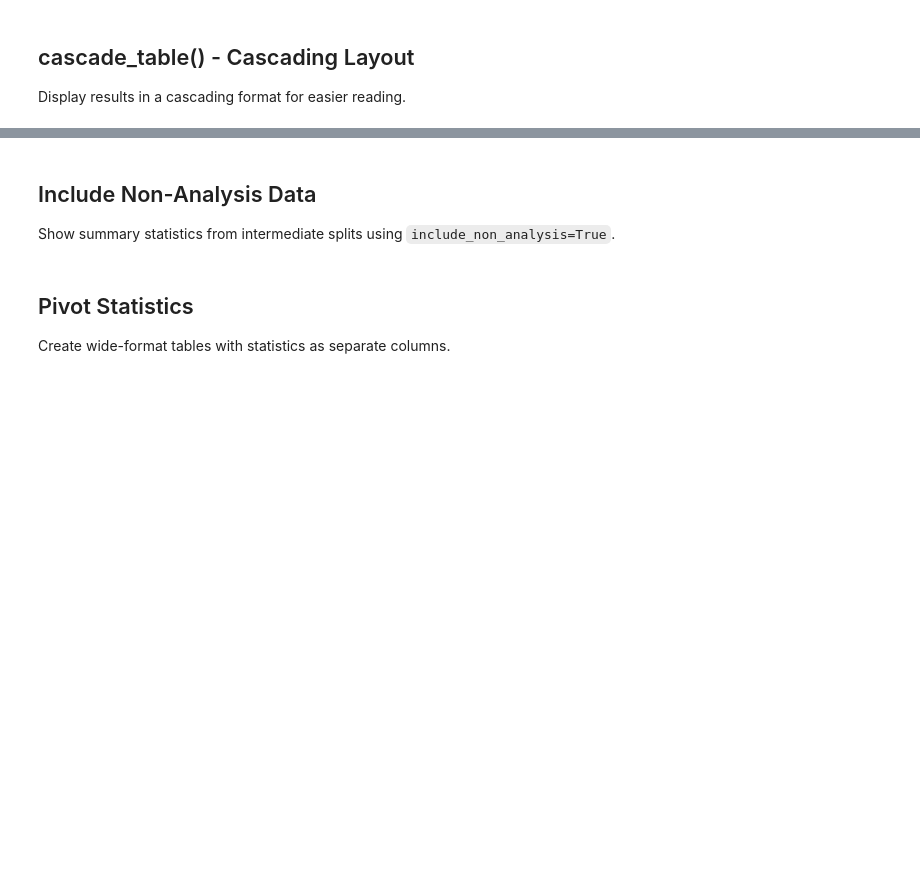
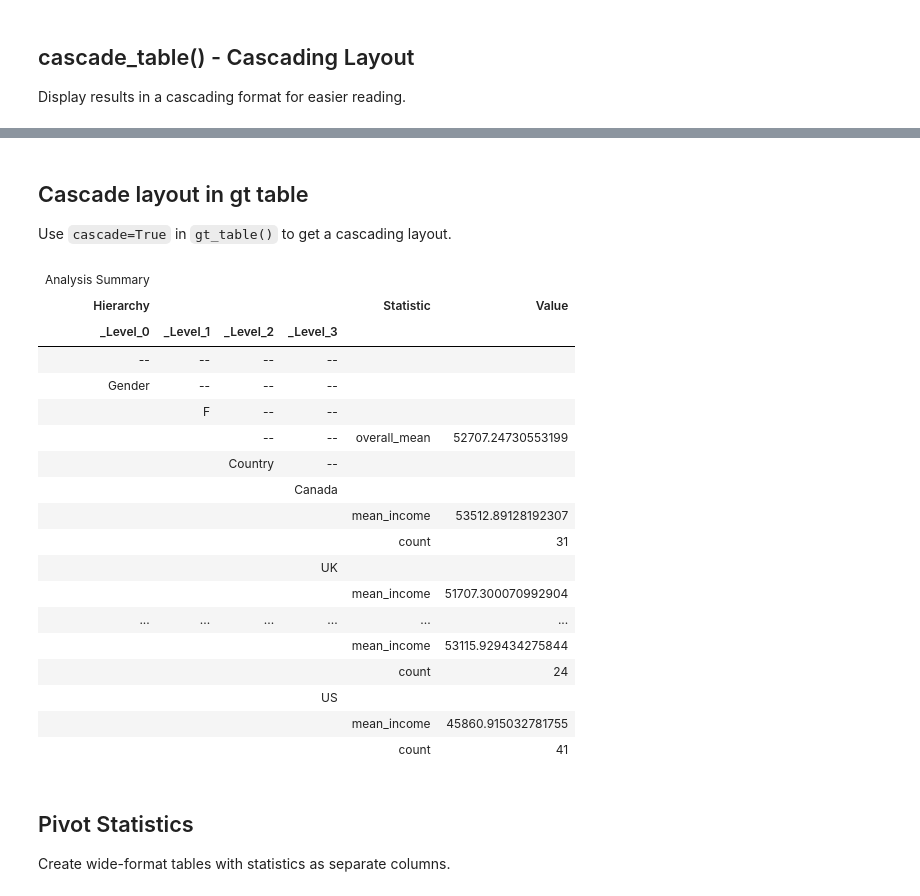
Before and after one commit to BFalquet/pyMyriad, a Jupyter notebook: examples/notebooks/03_tables_and_listings.ipynb, the cells around one changed output, grey strips where cells are left out. Saved outputs shown, nothing was run; the diff lists cells and outputs as text; code cells hidden in the pictures; blank space fills up the shorter version.

```diff
--- a/examples/notebooks/03_tables_and_listings.ipynb
+++ b/examples/notebooks/03_tables_and_listings.ipynb
@@ -61,22 +140,42 @@ cascade_table(result)
 # %% [markdown]
-## Include Non-Analysis Data
+## Cascade layout in gt table
 
-Show summary statistics from intermediate splits using `include_non_analysis=True`.
+Use `cascade=True` in `gt_table()` to get a cascading layout.
 # %%
 # Create analysis with summarize_by
 atree2 = AnalysisTree()\
     .split_by("df.Gender")\
     .summarize_by(overall_mean=lambda df: np.mean(df.Income))\
     .split_by("df.Country")\
     .analyze_by(
         mean_income=lambda df: np.mean(df.Income),
         count=lambda df: len(df)
     )
 
 result2 = atree2.run(df)
 
 # Include summary statistics in output
-simple_table(result2, include_non_analysis=True)
+gt_table(result2, cascade=True)
+# %% [output]
+| Analysis Summary |  |  |  |  |  |
+| Hierarchy |  |  |  | Statistic | Value |
+| _Level_0 | _Level_1 | _Level_2 | _Level_3 |  |  |
+| -- | -- | -- | -- |  |  |
+| Gender | -- | -- | -- |  |  |
+|  | F | -- | -- |  |  |
+|  |  | -- | -- | overall_mean | 52707.24730553199 |
+|  |  | Country | -- |  |  |
+|  |  |  | Canada |  |  |
+|  |  |  |  | mean_income | 53512.89128192307 |
+|  |  |  |  | count | 31 |
+|  |  |  | UK |  |  |
+|  |  |  |  | mean_income | 51707.300070992904 |
+| ... | ... | ... | ... | ... | ... |
+|  |  |  |  | mean_income | 53115.929434275844 |
+|  |  |  |  | count | 24 |
+|  |  |  | US |  |  |
+|  |  |  |  | mean_income | 45860.915032781755 |
+|  |  |  |  | count | 41 |
 # %% [markdown]
 ## Pivot Statistics
 
```
Also changed, not shown: parts of 8 cells of this notebook, 13 other files.
